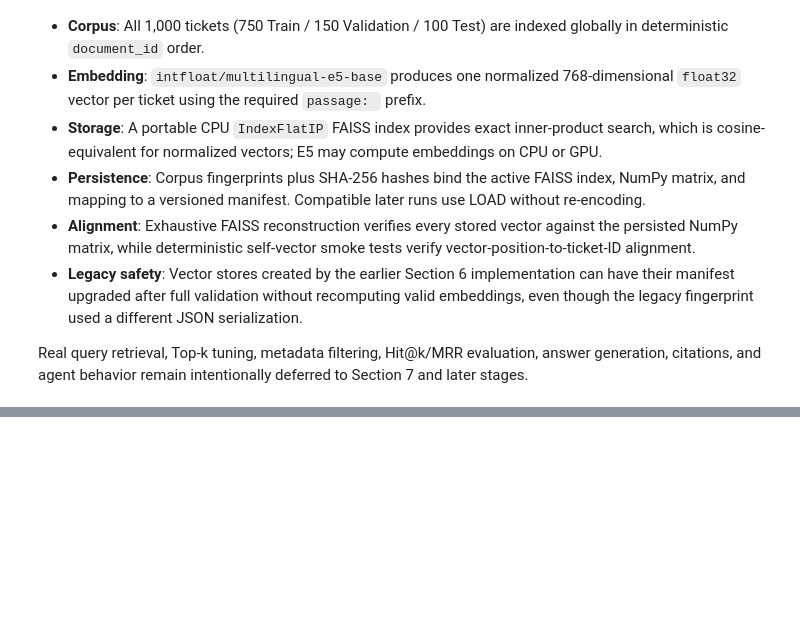
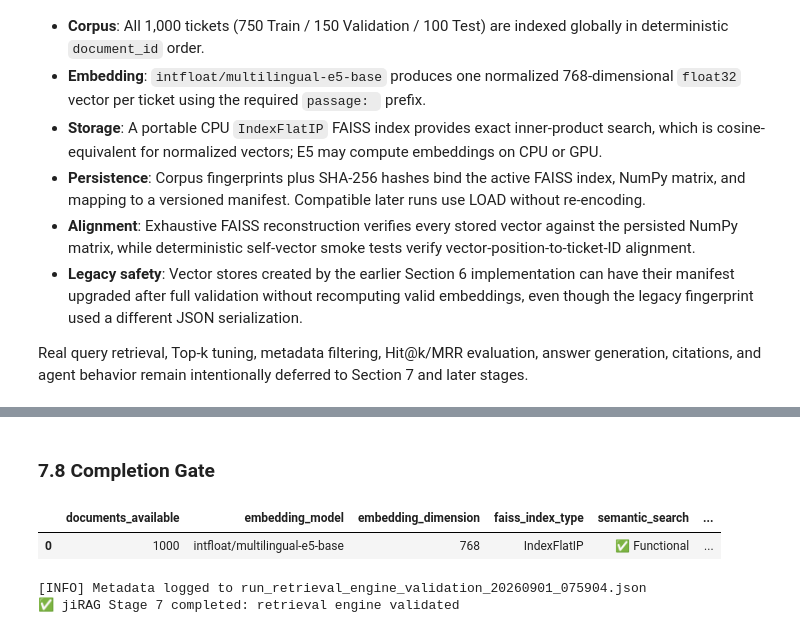
Before and after one commit to Sagitb/rag_project_google_reichman, a Jupyter notebook: jiRAG.ipynb, the cells around one changed output, grey strips where cells are left out. Cells and saved outputs as stored; diff of their text form; code cells hidden in the pictures; blank space fills up the shorter version.

Commit message:
Add validated semantic metadata and hybrid retrieval engine

```diff
--- a/jiRAG.ipynb
+++ b/jiRAG.ipynb
@@ -3386,0 +4092,45 @@ Real query retrieval, Top-k tuning, metadata filtering, Hit@k/MRR evaluation, an
+# %% [markdown]
+### 7.8 Completion Gate
+# %%
+# 7.8 Evidence-Based Completion Gate and Reproducibility Log
+if not RETRIEVAL_VALIDATION_PASSED:
+    raise RuntimeError("Section 7 completion gate blocked by failed technical validation")
+
+
+def capability_status(check_name):
+    return "✅ Functional" if retrieval_validation_checks.get(check_name) is True else "❌ Failed"
+
+
+retrieval_summary = {
+    "documents_available": len(indexed_documents),
+    "embedding_model": EXPECTED_MODEL_NAME,
+    "embedding_dimension": faiss_index.d,
+    "faiss_index_type": type(faiss_index).__name__,
+    "semantic_search": capability_status("semantic_search"),
+    "ticket_lookup": capability_status("ticket_lookup"),
+    "metadata_filtering": capability_status("metadata_filtering"),
+    "aggregation": capability_status("aggregation"),
+    "hybrid_search": capability_status("hybrid_search"),
+    "query_encoder_cached": capability_status("query_encoder_cached"),
+    "technical_validation": "✅ Passed" if RETRIEVAL_VALIDATION_PASSED else "❌ Failed",
+}
+
+display(pd.DataFrame([retrieval_summary]))
+
+save_run_metadata("retrieval_engine_validation", {
+    "model": SELECTED_MODEL_KEY,
+    "model_name": EXPECTED_MODEL_NAME,
+    "query_prefix": EXPECTED_QUERY_PREFIX,
+    "corpus_size": len(indexed_documents),
+    "embedding_dimension": faiss_index.d,
+    "index_type": type(faiss_index).__name__,
+    "validation_checks": retrieval_validation_checks,
+    "validation_passed": RETRIEVAL_VALIDATION_PASSED,
+})
+
+print("✅ jiRAG Stage 7 completed: retrieval engine validated")
+# %% [output]
+|  | documents_available | embedding_model | embedding_dimension | faiss_index_type | semantic_search | ... |
+| 0 | 1000 | intfloat/multilingual-e5-base | 768 | IndexFlatIP | ✅ Functional | ... |
+[INFO] Metadata logged to run_retrieval_engine_validation_20260901_075904.json
+✅ jiRAG Stage 7 completed: retrieval engine validated
```
Also changed, not shown: parts of 24 cells of this notebook.
